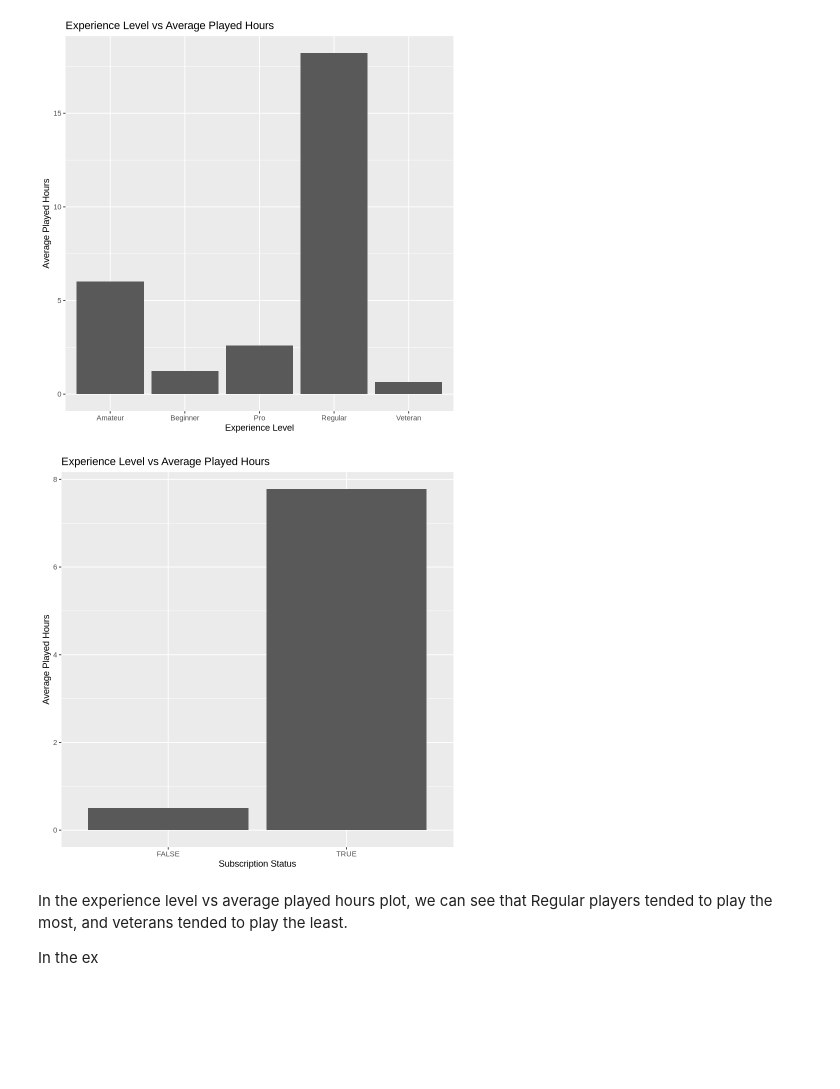
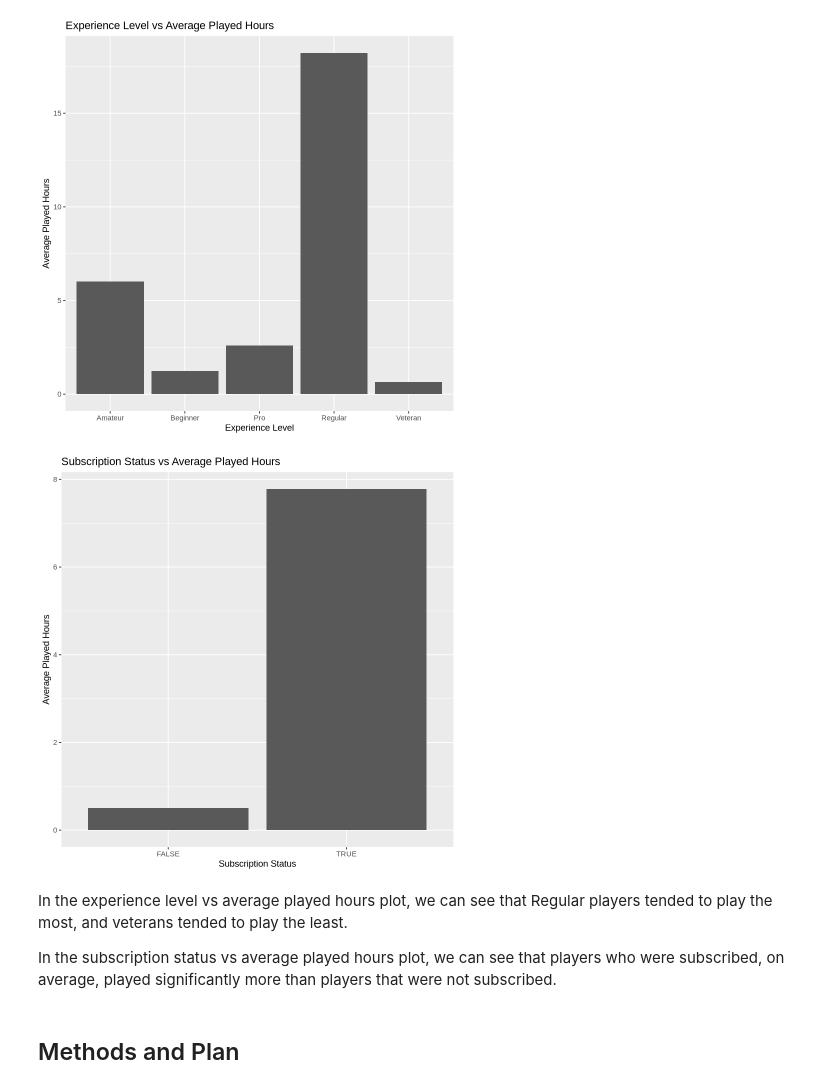
Before and after one commit to danialshaikh13/project_planning, a Jupyter notebook: project.ipynb, the cells around one changed output. Drawn from its saved outputs; the diff is of its cells as text; code cells hidden in the pictures; blank space fills up the shorter version.

```diff
--- a/project.ipynb
+++ b/project.ipynb
@@ -90,17 +90,20 @@ avg_hours_plot
 # %%
 avg_sub <- players_data |>
   group_by(subscribe) |>
   summarise(mean_played_hours = mean(played_hours, na.rm = TRUE))
 
 avg_sub_plot <- ggplot(avg_sub, aes(x = subscribe, y = mean_played_hours)) +
   geom_bar(stat = "identity") +
   labs(x = "Subscription Status",
     y = "Average Played Hours",
-      title = "Experience Level vs Average Played Hours")
-avg_sub_
+      title = "Subscription Status vs Average Played Hours")
+avg_sub_plot
 # %% [output]
-[figure, old version]
+[figure, new version]
 # %% [markdown]
 In the experience level vs average played hours plot, we can see that Regular players tended to play the most, and veterans tended to play the least.
 
-In the ex
+In the subscription status vs average played hours plot, we can see that players who were subscribed, on average, played significantly more than players that were not subscribed.
+# %% [markdown]
+Methods and Plan
+-
```
Also changed, not shown: parts of 1 cell of this notebook.
